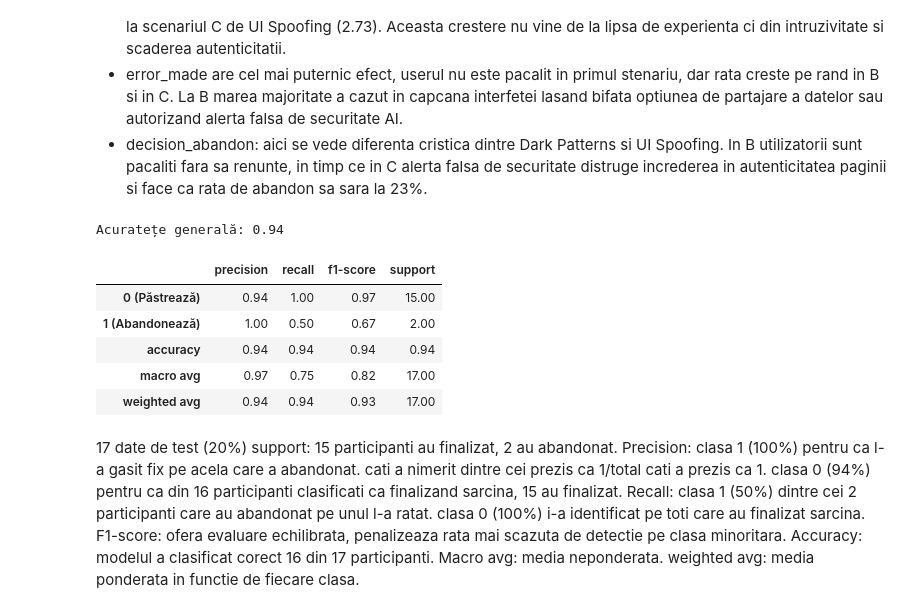
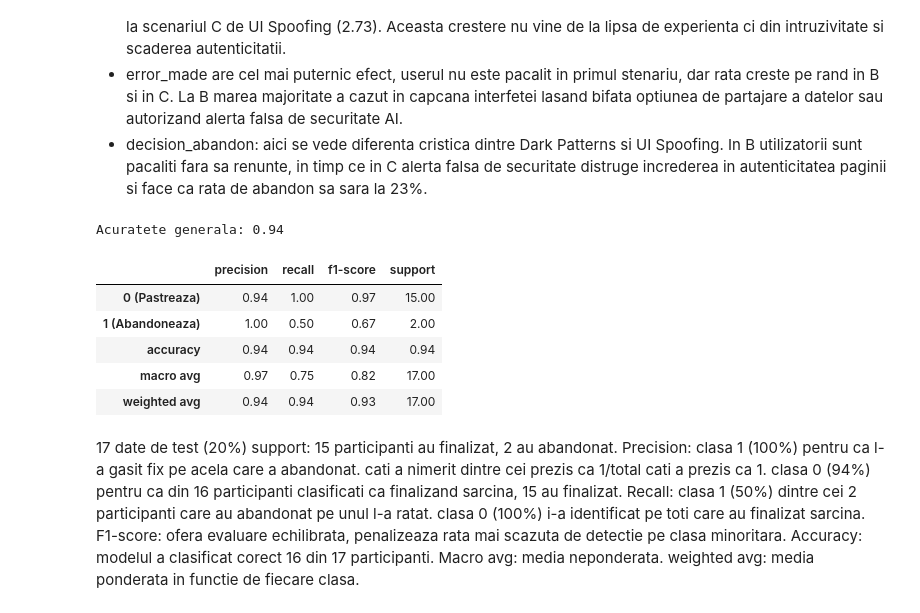
Before and after one commit to CrucinPatri/HCI-AI-Anxiety-Research, a Jupyter notebook: notebooks/analysis.ipynb, the cells around one changed output. Saved outputs shown, nothing was run; the diff lists cells and outputs as text; code cells hidden in the pictures.

```diff
--- a/notebooks/analysis.ipynb
+++ b/notebooks/analysis.ipynb
@@ -56,35 +56,35 @@ Ce intelegem din tabel:
 # %%
 from sklearn.model_selection import train_test_split
 from sklearn.metrics import accuracy_score, classification_report
 from sklearn.ensemble import RandomForestClassifier
 
 # preprocesare si encoding
 df_encoded = pd.get_dummies(df, columns=['scenario'], drop_first=True)
 X = df_encoded.drop(columns=['timestamp', 'decision_abandon'])
 y = df_encoded['decision_abandon']
 
 # impartirea datelor
 X_train, X_test, y_train, y_test = train_test_split(X, y, test_size=0.2, random_state=42, stratify=y)
 
 # antrenare Random Forest
 rf_model = RandomForestClassifier(n_estimators=100, random_state=42)
 rf_model.fit(X_train, y_train)
 
 # predictie
 y_pred = rf_model.predict(X_test)
 
-# raaport de clasifiecare
+# raport de clasifiecare
 report_dict = classification_report(y_test, y_pred, output_dict=True, zero_division=0)
 report_df = pd.DataFrame(report_dict).transpose()
-report_df.index = ['0 (Păstrează)', '1 (Abandonează)', 'accuracy', 'macro avg', 'weighted avg']
+report_df.index = ['0 (Pastreaza)', '1 (Abandoneaza)', 'accuracy', 'macro avg', 'weighted avg']
 
-print(f"Acuratețe generală: {accuracy_score(y_test, y_pred):.2f}\n")
+print(f"Acuratete generala: {accuracy_score(y_test, y_pred):.2f}\n")
 display(report_df.round(2))
 # %% [output]
-Acuratețe generală: 0.94
+Acuratete generala: 0.94
 |  | precision | recall | f1-score | support |
-| 0 (Păstrează) | 0.94 | 1.00 | 0.97 | 15.00 |
-| 1 (Abandonează) | 1.00 | 0.50 | 0.67 | 2.00 |
+| 0 (Pastreaza) | 0.94 | 1.00 | 0.97 | 15.00 |
+| 1 (Abandoneaza) | 1.00 | 0.50 | 0.67 | 2.00 |
 | accuracy | 0.94 | 0.94 | 0.94 | 0.94 |
 | macro avg | 0.97 | 0.75 | 0.82 | 17.00 |
 | weighted avg | 0.94 | 0.94 | 0.93 | 17.00 |
```
Also changed, not shown: parts of 3 cells of this notebook.
